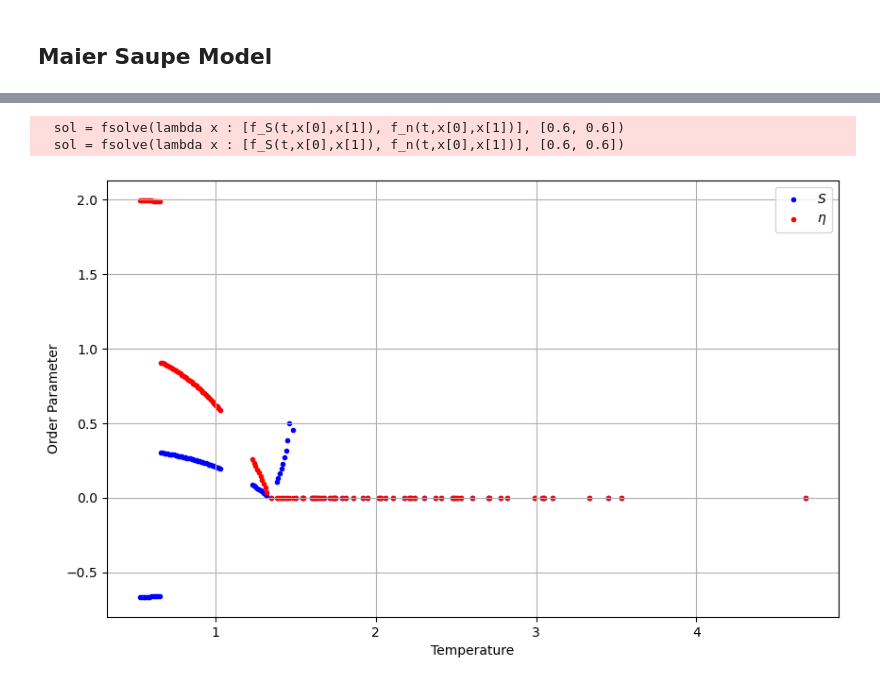
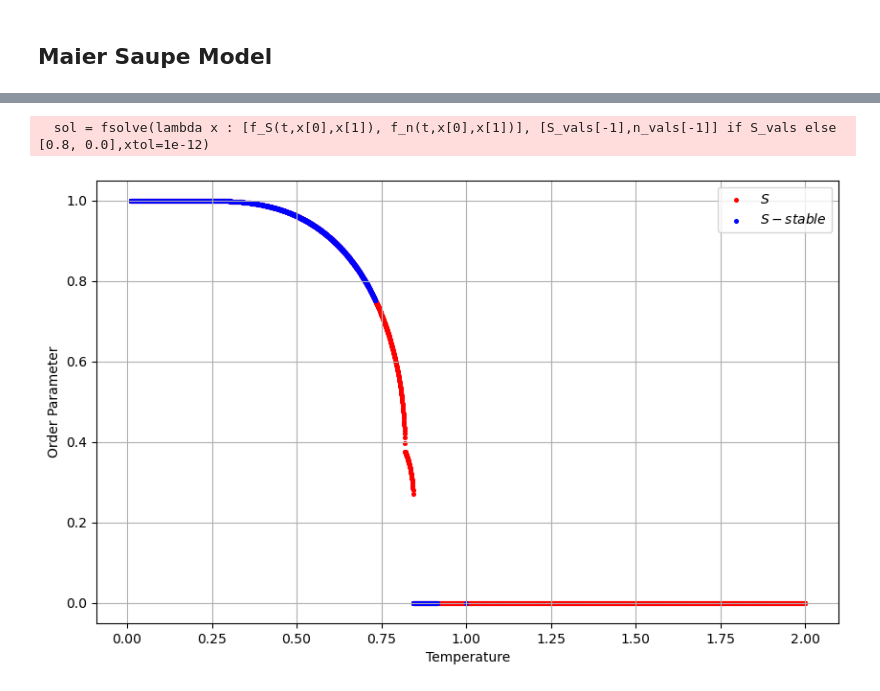
Before and after one commit to Gabrielkrzyzanowski/Master_Research, a Jupyter notebook: Potts_Model.ipynb, the cells around one changed output, grey strips where cells are left out. Saved outputs shown, nothing was run; the diff lists cells and outputs as text; code cells hidden in the pictures.

```diff
--- a/Potts_Model.ipynb
+++ b/Potts_Model.ipynb
@@ -122,7 +123,7 @@ m_x_vals = []
 m_y_vals = []
 
 for t in T_vals:
-    sol = fsolve(lambda m: [f_x(m, t), f_y(m, t)], [0.6, 0.3])  # Initial guess [0, 0]
+    sol = fsolve(lambda m: [f_x(m, t), f_y(m, t)], [m_x_vals[-1],m_y_vals[-1]] if m_x_vals else [0.6, 0.3], xtol=1e-12)  # Initial guess [0, 0]
     m_x_vals.append(sol[0])
     m_y_vals.append(sol[1])
 
@@ -141,7 +142,6 @@ for i in range(len(T_vals)):
 fig1=plt.figure(figsize=(10, 6))
 
 plt.scatter(T_stable, m_x_stable, label=r'$m_x$', color='blue',s=9)
-plt.scatter(T_stable, m_y_stable, label=r'$m_y$', color='red')
 
 
 plt.xlabel('Temperature')
@@ -213,43 +315,46 @@ def f_Sn(t,S,n):
 # %%
-def stability_condition(m_x, m_y, T):
-    return True if f_SS(m_x, m_y, T)*f_nn(m_x, m_y, T) - (f_Sn(m_x, m_y, T))**2>0 and f_SS(m_x, m_y, T) > 0 else False
+# Solve for a range of temperatures
+T_vals = np.linspace(0.01, 2, 5000)
 
-# Solve for a range of temperatures
-T_vals = np.linspace(0.01, 100, 10000)
 S_vals = []
 n_vals = []
 
 for t in T_vals:
-    sol = fsolve(lambda x : [f_S(t,x[0],x[1]), f_n(t,x[0],x[1])], [0.6, 0.6])
+
+    sol = fsolve(lambda x : [f_S(t,x[0],x[1]), f_n(t,x[0],x[1])], [S_vals[-1],n_vals[-1]] if S_vals else [0.8, 0.0], xtol=1e-12)
+
     S_vals.append(sol[0])
     n_vals.append(sol[1])
-
 
 S_stable=[]
 n_stable=[]
 T_stable=[]
 
 for i in range(len(T_vals)):
-    if stability_condition(S_vals[i],n_vals[i],T_vals[i]):
+    if stability_check(S_vals[i],n_vals[i],T_vals[i]):
         S_stable.append(S_vals[i])
         n_stable.append(n_vals[i])
         T_stable.append(T_vals[i])
 
+
+
 # Plot
-fig1=plt.figure(figsize=(10, 6))
+fig4=plt.figure(figsize=(10, 6))
 
-plt.scatter(T_stable, S_stable, label=r'$S$', color='blue',s=9)
-plt.scatter(T_stable, n_stable, label=r'$\eta$', color='red',s=9)
 
-#plt.scatter(T_vals, S_vals, label=r'$S$', color='blue',s=9)
-#plt.scatter(T_vals, n_vals, label=r'$\eta$', color='red',s=9)
+plt.scatter(T_vals, S_vals, label=r'$S$', color='red',s=7)
+plt.scatter(T_stable, S_stable, label=r'$S-stable$', color='blue',s=7)
+
+
+#plt.scatter(T_vals, n_vals, label=r'$\eta$', color='red',s=8)
+#plt.scatter(T_stable, n_stable, label=r'$\eta-stable$', color='blue',s=8)
 
 plt.xlabel('Temperature')
 plt.ylabel('Order Parameter')
 plt.legend()
 plt.grid(True)
+
 plt.show()
 # %% [output]
-  sol = fsolve(lambda x : [f_S(t,x[0],x[1]), f_n(t,x[0],x[1])], [0.6, 0.6])
-  sol = fsolve(lambda x : [f_S(t,x[0],x[1]), f_n(t,x[0],x[1])], [0.6, 0.6])
+  sol = fsolve(lambda x : [f_S(t,x[0],x[1]), f_n(t,x[0],x[1])], [S_vals[-1],n_vals[-1]] if S_vals else [0.8, 0.0],xtol=1e-12)
-[figure, old version]
+[figure, new version]
```
Also changed, not shown: parts of 11 cells of this notebook, 1 other file.
